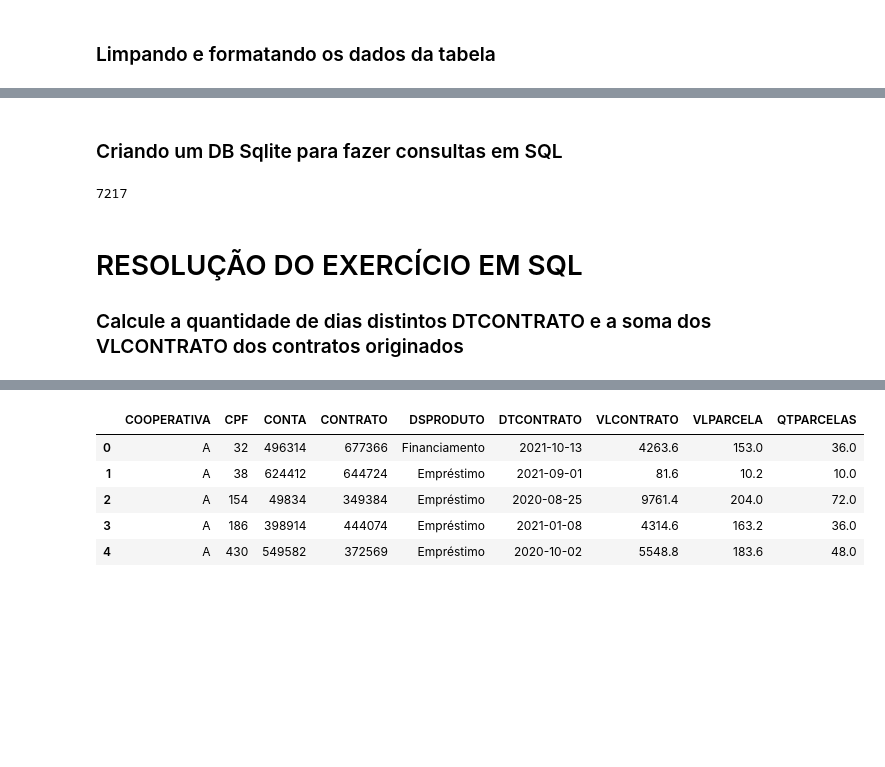
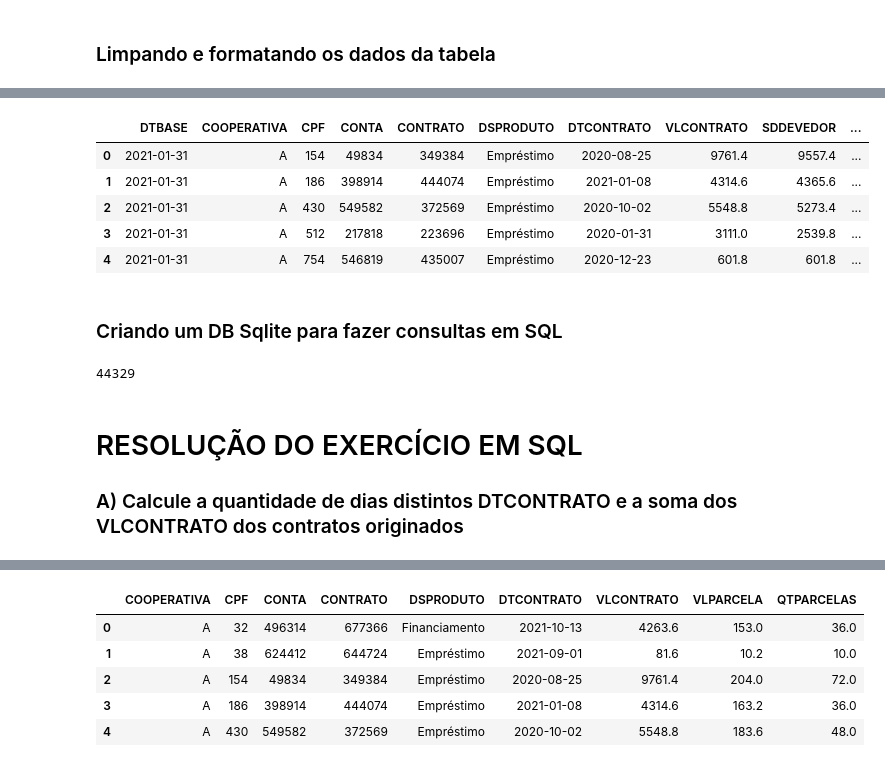
Before and after one commit to igoravelli/teste_ailos, a Jupyter notebook: exercises/exercise_01.ipynb, the cells around one changed output, grey strips where cells are left out. Cells and saved outputs as stored; diff of their text form; code cells hidden in the pictures; blank space fills up the shorter version.

```diff
--- a/exercises/exercise_01.ipynb
+++ b/exercises/exercise_01.ipynb
@@ -48,3 +75,12 @@ base_originacao.head()
+# %%
+base_carteira.head()
+# %% [output]
+|  | DTBASE | COOPERATIVA | CPF | CONTA | CONTRATO | DSPRODUTO | DTCONTRATO | VLCONTRATO | SDDEVEDOR | ... |
+| 0 | 2021-01-31 | A | 154 | 49834 | 349384 | Empréstimo | 2020-08-25 | 9761.4 | 9557.4 | ... |
+| 1 | 2021-01-31 | A | 186 | 398914 | 444074 | Empréstimo | 2021-01-08 | 4314.6 | 4365.6 | ... |
+| 2 | 2021-01-31 | A | 430 | 549582 | 372569 | Empréstimo | 2020-10-02 | 5548.8 | 5273.4 | ... |
+| 3 | 2021-01-31 | A | 512 | 217818 | 223696 | Empréstimo | 2020-01-31 | 3111.0 | 2539.8 | ... |
+| 4 | 2021-01-31 | A | 754 | 546819 | 435007 | Empréstimo | 2020-12-23 | 601.8 | 601.8 | ... |
 # %% [markdown]
 ### Criando um DB Sqlite para fazer consultas em SQL
 # %%
@@ -55,15 +91,17 @@ base_originacao.head()
 conn = sqlite3.connect('teste_ailos.db')
 cur = conn.cursor()
 cur.execute('DROP TABLE IF EXISTS base_originacao')
+cur.execute('DROP TABLE IF EXISTS base_carteira')
 conn.commit()
 
 base_originacao.to_sql('base_originacao', conn)
+base_carteira.to_sql('base_carteira', conn)
 # %% [output]
-7217
+44329
 # %% [markdown]
 # RESOLUÇÃO DO EXERCÍCIO EM SQL
 
-### Calcule a quantidade de dias distintos DTCONTRATO e a soma dos VLCONTRATO dos contratos originados
+### A) Calcule a quantidade de dias distintos DTCONTRATO e a soma dos VLCONTRATO dos contratos originados
 # %%
 %%sql
 select * from base_originacao limit 5;
```
Also changed, not shown: parts of 15 cells of this notebook, 1 other file.
